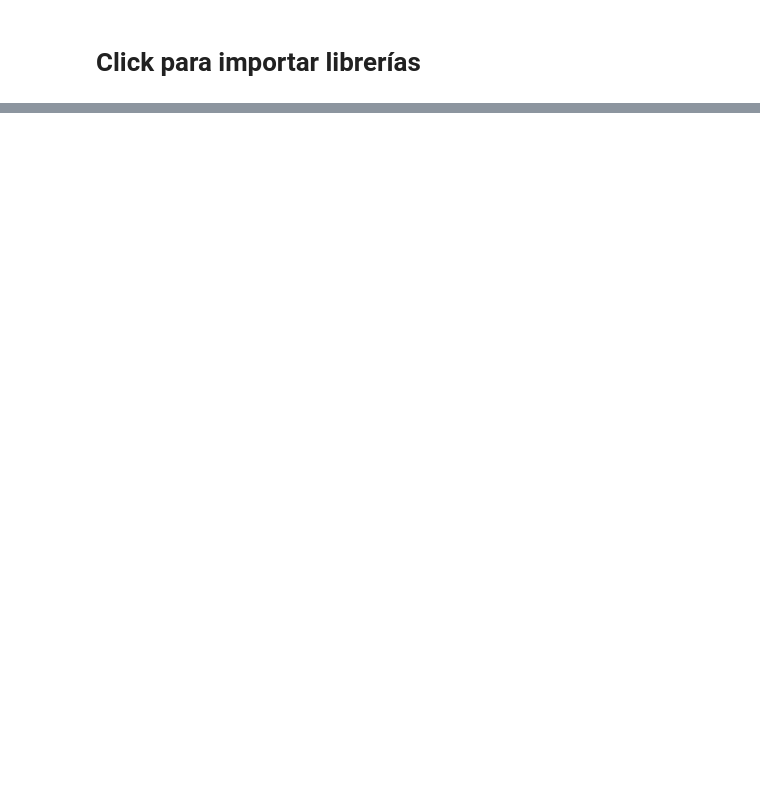
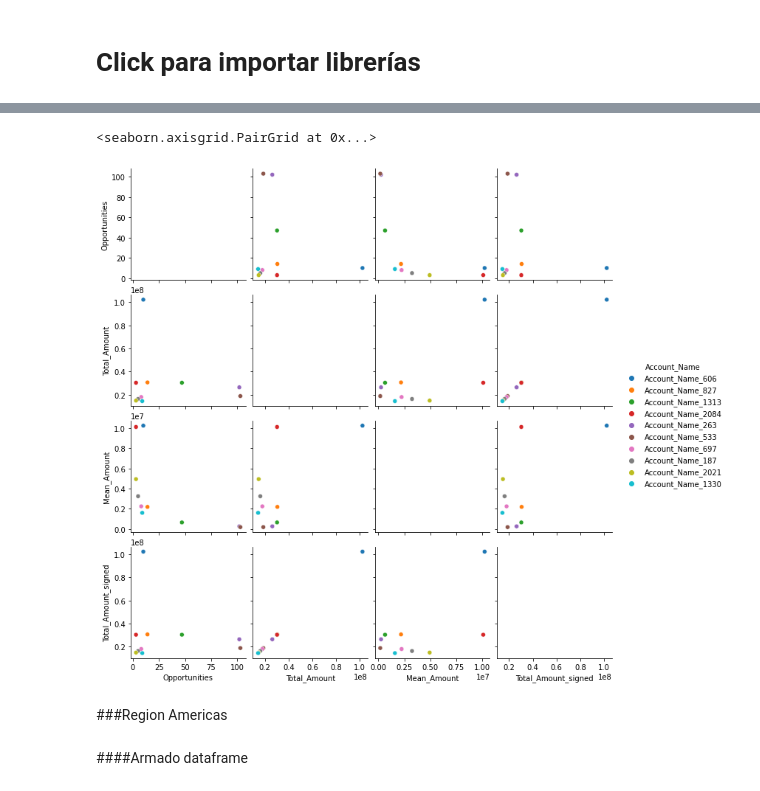
Before and after one commit to jgonzet/7506-Org.-de-Datos, a Jupyter notebook: exploration.ipynb, the cells around one changed output, grey strips where cells are left out. Saved outputs shown, nothing was run; the diff lists cells and outputs as text; code cells hidden in the pictures; blank space fills up the shorter version.

```diff
--- a/exploration.ipynb
+++ b/exploration.ipynb
@@ -169,0 +63,6 @@ Vamos a buscar nuestros mejores vendedores de la region
+# %%
+region_EMEA = 'EMEA' # Japan, EMEA, Americas, APAC, Middle East
+region_Japan = 'Japan'
+region_Americas = 'Americas'
+region_APAC = 'APAC'
+region_ME = 'Middle East'
@@ -169,0 +339,9 @@ Vamos a buscar nuestros mejores vendedores de la region
+# %%
+group3 = datos_EMEA_oportunidades.groupby(['Account_Name','Stage'])\
+                                 .agg({'Items':'count','Total_Amount(Converted)':'sum'})\
+                                 .rename(columns={'Items':'Opportunities','Total_Amount(Converted)':'Total_Amount'})
+
+# Se calcula el promedio de monto por oportunidad para cada vendedor:
+group3['Mean_Amount'] = group3['Total_Amount']/group3['Opportunities']
+
+group3.head(3)
@@ -169,0 +354,14 @@ Vamos a buscar nuestros mejores vendedores de la region
+# %%
+group3 = group3.reset_index()
+
+# En una columna le agregamos signo a total amount: (+) si es Won, (-) si es Lost:
+group3['Total_Amount_signed']= ((group3['Stage']=='Closed Won')*2-1)*group3['Total_Amount']
+
+group_aux = group3.groupby('Account_Name')\
+                  .agg({'Total_Amount_signed':'sum','Total_Amount':'sum'})\
+                  .rename(columns={'Total_Amount_signed':'Numerador','Total_Amount':'Denominador'})
+
+group_aux['Metric_A'] = group_aux.Numerador/group_aux.Denominador
+group_aux = group_aux.sort_values(['Metric_A','Numerador'],ascending = False)
+
+group_aux.head(5)
@@ -169,0 +376,4 @@ Vamos a buscar nuestros mejores vendedores de la region
+# %%
+group3 = group3.set_index('Account_Name')
+ordered_group3 = group3.loc[group_aux.index] # abuso de notacion??
+ordered_group3.head(10)
@@ -169,0 +393,11 @@ Vamos a buscar nuestros mejores vendedores de la region
+# %%
+groupping3 = group3.reset_index()[["Account_Name","Opportunities","Total_Amount","Mean_Amount","Total_Amount_signed"]]
+groupping3 = groupping3.nlargest(10,"Total_Amount_signed")
+sns.pairplot(groupping3, hue="Account_Name")
+# %% [output]
+<seaborn.axisgrid.PairGrid at 0x...>
+[figure, added]
+# %% [markdown]
+###Region Americas
+# %% [markdown]
+####Armado dataframe
```
Also changed, not shown: parts of 90 cells of this notebook.
